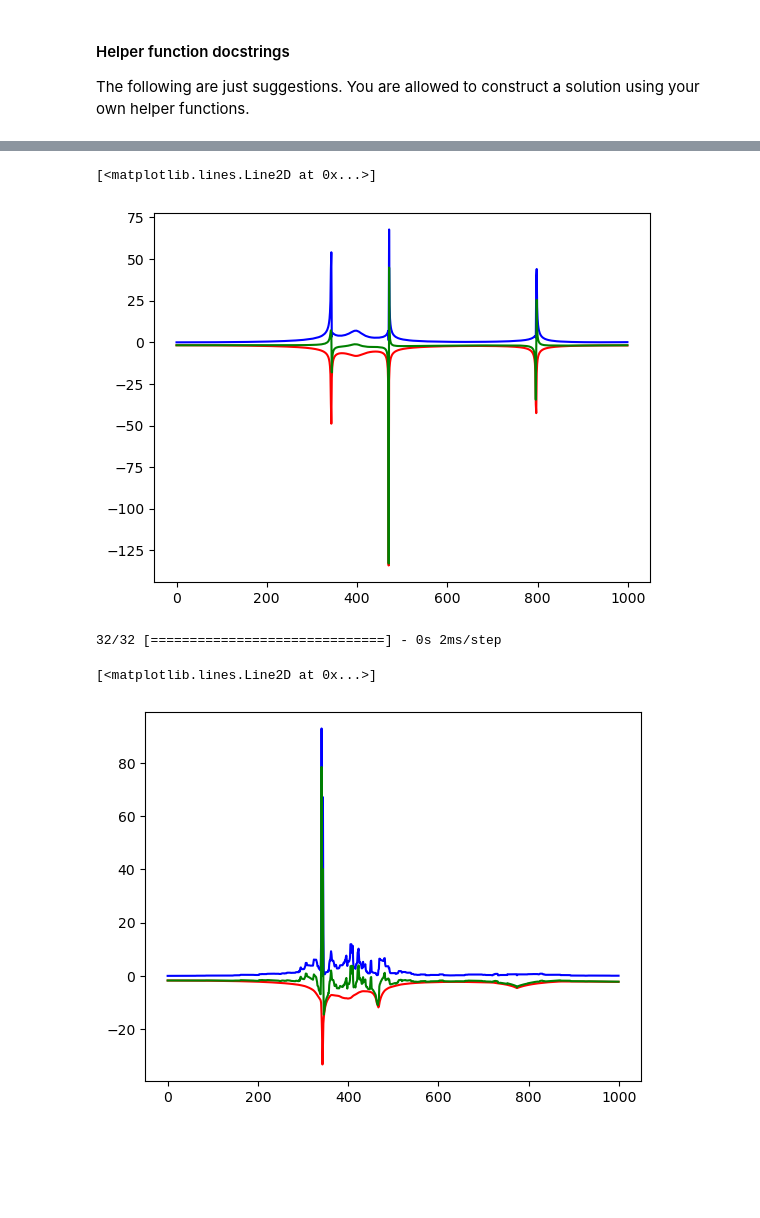
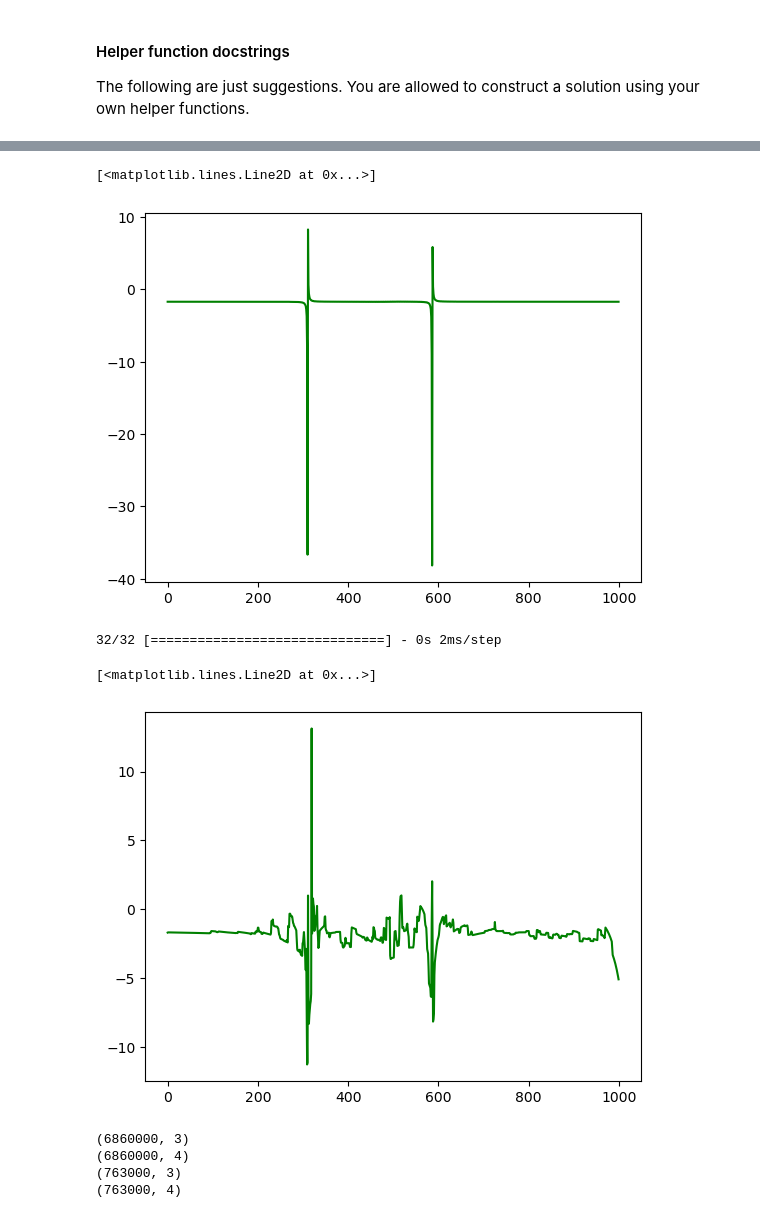
Before and after one commit to charbelnemer/tif285_project2, a Jupyter notebook: TIF285_Project2.ipynb, the cells around one changed output, grey strips where cells are left out. Cells and saved outputs as stored; diff of their text form; code cells hidden in the pictures; blank space fills up the shorter version.

```diff
--- a/TIF285_Project2.ipynb
+++ b/TIF285_Project2.ipynb
@@ -623,7 +623,7 @@ def tf_compute_kinetic_energy(v):
         ke (array): An array of shape (N, 1) giving the kinetic energies at each time step.
     """
     two_tensor = tf.constant(2.0,shape=(1,1))
-    ke = tf.math.divide((tf.math.pow(v[:,0],two_tensor)+tf.math.pow(v[:,0],two_tensor)),two_tensor)
+    ke = tf.math.divide((tf.math.pow(v[:,0],two_tensor)+tf.math.pow(v[:,1],two_tensor)),two_tensor)
     return ke
 
 @tf.function()
@@ -690,37 +690,37 @@ ax.plot(E,'g')
 # %%
-idx = indices_val[2]
+idx = indices_val[0]
 p1, p2, p3 = get_trajectories(cleaned_data[idx,:,[1,2,3,4]].T)
 t = cleaned_data[idx,:,0].reshape(-1,1)
 
 p1 = tf.cast(tf.constant(p1), dtype=tf.float32)
 p2 = tf.cast(tf.constant(p2), dtype=tf.float32)
 p3 = tf.cast(tf.constant(p3), dtype=tf.float32)
 t = tf.cast(tf.constant(t), dtype=tf.float32)
 
 v1 = tf_compute_velocities(t, p1)
 v2 = tf_compute_velocities(t, p2)
 v3 = tf_compute_velocities(t, p3)
 
 K1 = tf_compute_kinetic_energy(v1)
 K2 = tf_compute_kinetic_energy(v2)
 K3 = tf_compute_kinetic_energy(v3)
 
 K = K1 + K2 + K3
 
 U = tf_compute_potential_energy(p1, p2, p3)
 
 
 E = K + U
 
 fig, ax = plt.subplots(1,1)
-ax.plot(K,'b')
-ax.plot(U,'r')
+#ax.plot(K,'b')
+#ax.plot(U,'r')
 ax.plot(E,'g')
 # %% [output]
 [<matplotlib.lines.Line2D at 0x...>]
-[figure, old version]
+[figure, new version]
 # %%
-idx = indices_val[2]
+idx = indices_val[0]
 x_lab, y_lab = get_data(idx)
 predictions = model.predict(x_lab)
 p1, p2, p3 = get_trajectories(predictions)
@@ -744,10 +744,10 @@ U = tf_compute_potential_energy(p1, p2, p3)
 E = K + U
 
 fig, ax = plt.subplots(1,1)
-ax.plot(K,'b')
-ax.plot(U,'r')
+#ax.plot(K,'b')
+#ax.plot(U,'r')
 ax.plot(E,'g')
 # %% [output]
 32/32 [==============================] - 0s 2ms/step
 [<matplotlib.lines.Line2D at 0x...>]
-[figure, old version]
+[figure, new version]
@@ -773,3 +813,43 @@ def custom_loss(y, y_pred):
     energy_loss = tf.reduce_mean(tf.abs(error))
     # The relative weight ofthe two terms in the custom loss might be tuned.
     return tf.keras.losses.MeanAbsoluteError()(y, y_pred) + 0.001*energy_loss
+# %%
+#Creating lists that will store the data that will be used as training/validation data
+X = []
+Y = []
+
+#Filling the lists
+for i in range(len(cleaned_data)):
+    x, y = get_data(i)
+    X.append(x)
+    Y.append(y)
+
+#Create an array with all the sample indices
+indices = np.arange(len(X))
+
+#Splitting the data into training and validation data
+x_train, x_val, y_train, y_val, indices_train, indices_val = train_test_split(X,Y,indices,train_size=0.9)
+
+#reshaping the data
+x_train = np.array(x_train).reshape(-1,3)
+y_train = np.array(y_train).reshape(-1,4)
+
+x_val = np.array(x_val).reshape(-1,3)
+y_val = np.array(y_val).reshape(-1,4)
+
+print(x_train.shape)
+print(y_train.shape)
+print(x_val.shape)
+print(y_val.shape)
+
+#Creating tensorflow datasets and dividing it into batches
+train_dataset = tf.data.Dataset.from_tensor_slices((x_train, y_train))
+train_dataset = train_dataset.batch(1000,drop_remainder=True)
+
+val_dataset = tf.data.Dataset.from_tensor_slices((x_val, y_val))
+val_dataset = val_dataset.batch(1000,drop_remainder=True)
+# %% [output]
+(6860000, 3)
+(6860000, 4)
+(763000, 3)
+(763000, 4)
```
Also changed, not shown: parts of 7 cells of this notebook, 1 other file.
